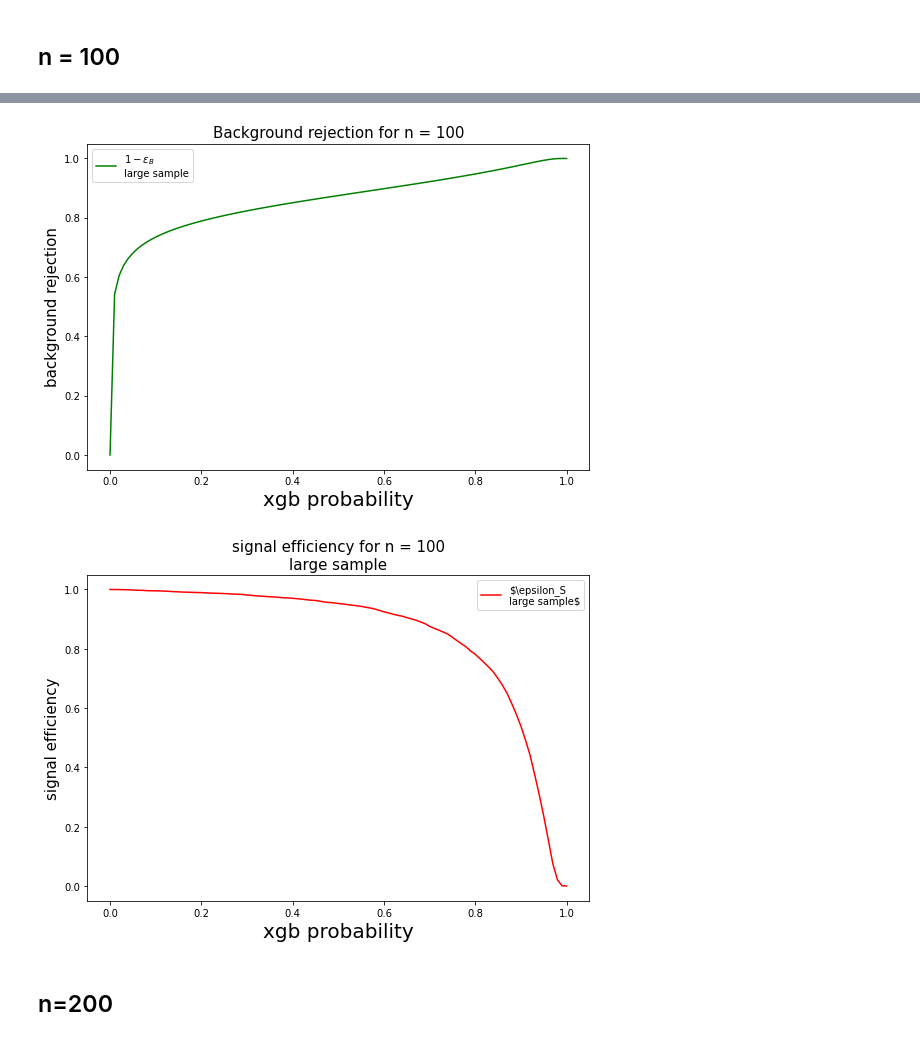
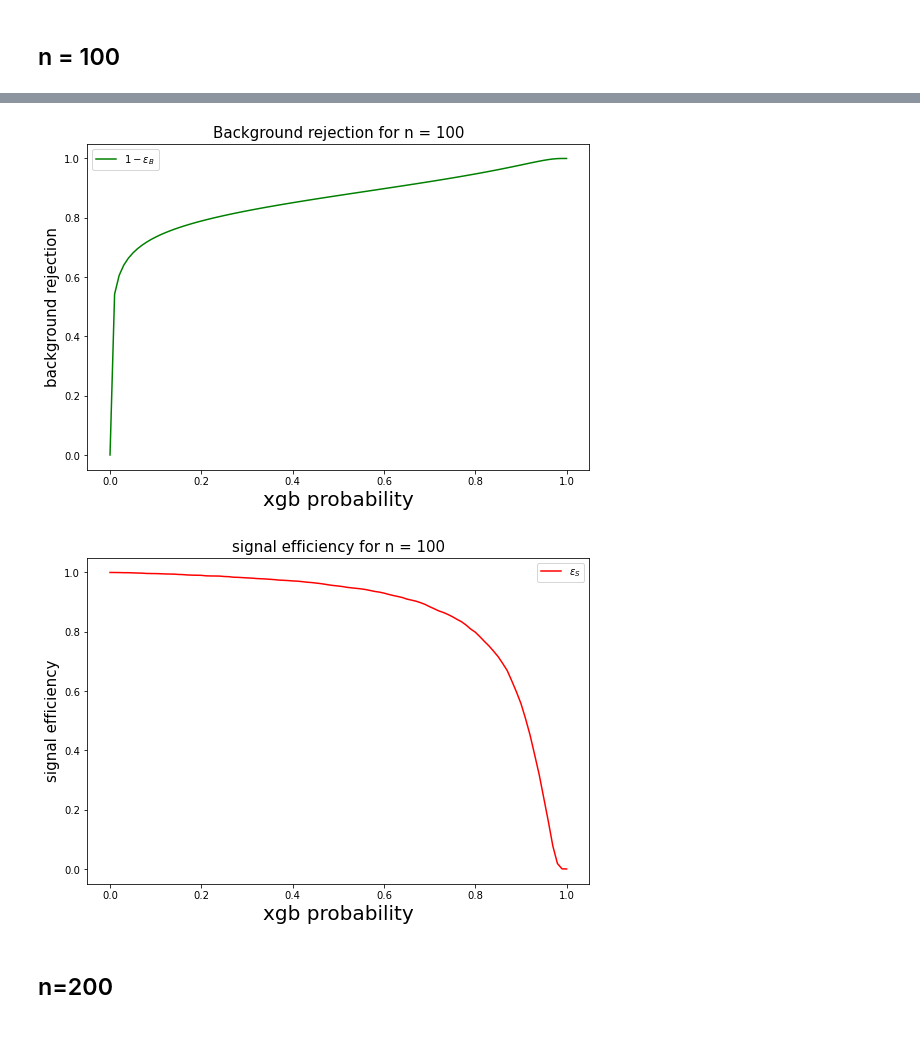
Before and after one commit to AlexanderAvocone/Bachelor-thesis, a Jupyter notebook: overview_large.ipynb, the cells around one changed output, grey strips where cells are left out. Cells and saved outputs as stored; diff of their text form; code cells hidden in the pictures.

```diff
--- a/overview_large.ipynb
+++ b/overview_large.ipynb
@@ -132,24 +138,24 @@ estimator = 100
 #Test for overtraining
 #background
 plt.figure(figsize=(9,6))
-plt.hist(bh100_train,bins = bin_edges, density=True, histtype="step", label = "train set", color = "forestgreen")
-plt.hist(bh100,bins = bin_edges, density=True, histtype="stepfilled", label = "test set", color = "springgreen", alpha = 0.5)
-plt.title(f"normalized background histogram with n = {estimator} \nsample size = large")
-plt.ylabel("Entries / ({:.2f} unit)".format(bin_edges[1]-bin_edges[0]), fontsize = 15)
+plt.hist(bh100_train,bins = binning, density=True, histtype="step", label = "train set", color = "forestgreen")
+plt.hist(bh100,bins = binning, density=True, histtype="stepfilled", label = "test set", color = "springgreen", alpha = 0.5)
+plt.title(f"normalized background histogram with n = {estimator} ")
+plt.ylabel("Entries / ({:.2f} unit)".format(binning[1]-binning[0]), fontsize = 15)
 plt.xlabel("xgb probability", fontsize = 20)
-plt.savefig("/work/aavocone/week4/large_100_overtrain_background.jpeg")
 plt.legend()
+plt.savefig("/work/aavocone/week5/large_100_overtrain_background.pdf", format="pdf",bbox_inches="tight")
 plt.show()
 
 #signal
 plt.figure(figsize=(9,6))
-plt.hist(sh100_train,bins = bin_edges, density=True, histtype="step", label = "train set", color = "brown")
-plt.hist(sh100,bins = bin_edges, density=True, histtype="stepfilled", label = "test set", color = "coral", alpha = 0.5)
-plt.title(f"normalized signal histogram with n = {estimator} trees  \nsample size = large")
-plt.ylabel("Entries / ({:.2f} unit)".format(bin_edges[1]-bin_edges[0]), fontsize = 15)
+plt.hist(sh100_train,bins = binning, density=True, histtype="step", label = "train set", color = "brown")
+plt.hist(sh100,bins = binning, density=True, histtype="stepfilled", label = "test set", color = "coral", alpha = 0.5)
+plt.title(f"normalized signal histogram with n = {estimator}   ")
+plt.ylabel("Entries / ({:.2f} unit)".format(binning[1]-binning[0]), fontsize = 15)
 plt.xlabel("xgb probability", fontsize = 20)
-plt.savefig("/work/aavocone/week4/large_100_overtrain_signal.jpeg")
 plt.legend()
+plt.savefig("/work/aavocone/week5/large_100_overtrain_signal.pdf", format="pdf",bbox_inches="tight")
 plt.show()
 
 
@@ -157,30 +163,30 @@ plt.show()
 plt.figure(figsize=(9,6))
 plt.hist(bh100,bins = bin_edges, density=True, histtype="step", label = "background", color = "g")
 plt.hist(sh100,bins = bin_edges, density=True, histtype="step", label = "signal", color = "r")
-plt.title(f"normalized histogram with n = {estimator} trees  \nlarge sample")
+plt.title(f"normalized histogram with n = {estimator}   ")
 plt.ylabel("Entries / ({:.2f} unit)".format(bin_edges[1]-bin_edges[0]), fontsize = 15)
 plt.xlabel("xgb probability", fontsize = 20)
-plt.savefig("/work/aavocone/week4/large_100_histogram.jpeg")
 plt.legend()
+plt.savefig("/work/aavocone/week5/large_100_histogram.pdf", format="pdf",bbox_inches="tight")
 plt.show()
 
 
 #signal efficiency background rejection
 plt.figure(figsize=(9,6))
-plt.plot(bin_edges, 1-b100, label = "$1-\epsilon_B$\nlarge sample", color ="g")
+plt.plot(bin_edges, 1-b100, label = "$1-\epsilon_B$", color ="g")
 plt.xlabel("xgb probability", fontsize = 20)
 plt.ylabel("background rejection", fontsize = 15)
 plt.title(f"Background rejection for n = {estimator}", fontsize = 15)
 plt.legend()
-plt.savefig(f"/work/aavocone/week4/large_{estimator}_background_rejection.jpeg")
+plt.savefig(f"/work/aavocone/week5/large_{estimator}_background_rejection.pdf", format="pdf",bbox_inches="tight")
 plt.show()
 
 plt.figure(figsize=(9,6))
-plt.plot(bin_edges, s100, label = "$\epsilon_S\nlarge sample$", color = "r")
+plt.plot(bin_edges, s100, label = "$\epsilon_S$", color = "r")
 plt.xlabel("xgb probability", fontsize = 20)
 plt.ylabel("signal efficiency",fontsize=15)
-plt.title(f"signal efficiency for n = {estimator}\nlarge sample", fontsize = 15)
+plt.title(f"signal efficiency for n = {estimator}", fontsize = 15)
 plt.legend()
-plt.savefig(f"/work/aavocone/week4/large_{estimator}_signal_efficiency.jpeg")
+plt.savefig(f"/work/aavocone/week5/large_{estimator}_signal_efficiency.pdf", format="pdf",bbox_inches="tight")
 plt.show()
 # %% [output]
@@ -190,5 +196,5 @@ plt.show()
-[figure, old version]
+[figure, new version]
-[figure, old version]
+[figure, new version]
 # %% [markdown]
 ## n=200
 # %%
```
Also changed, not shown: parts of 11 cells of this notebook, 10 other files.
